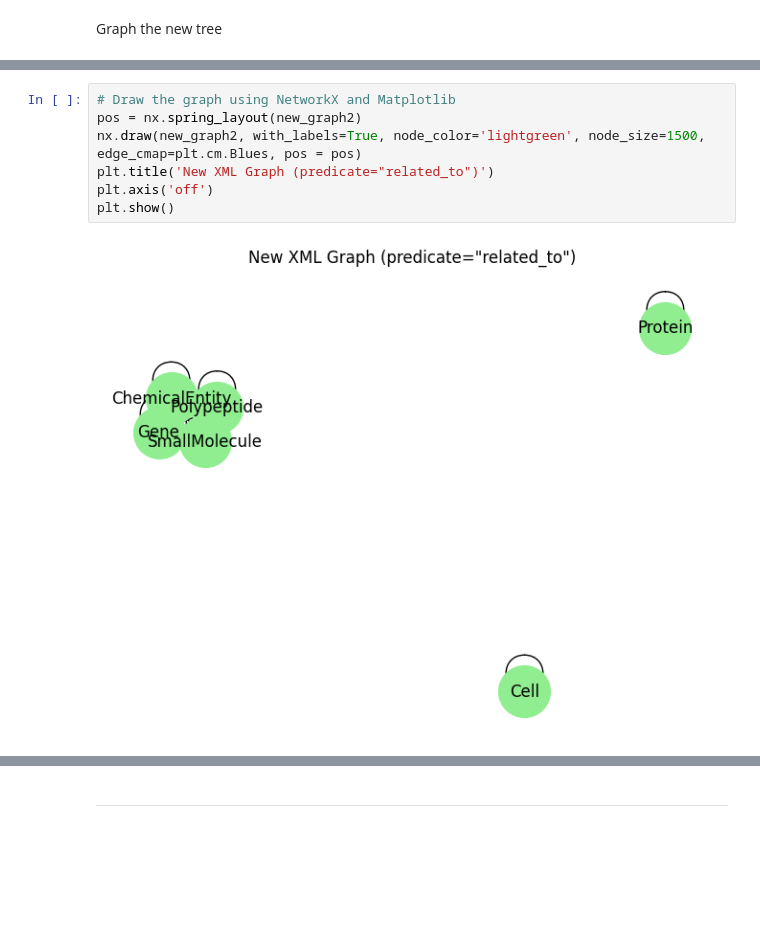
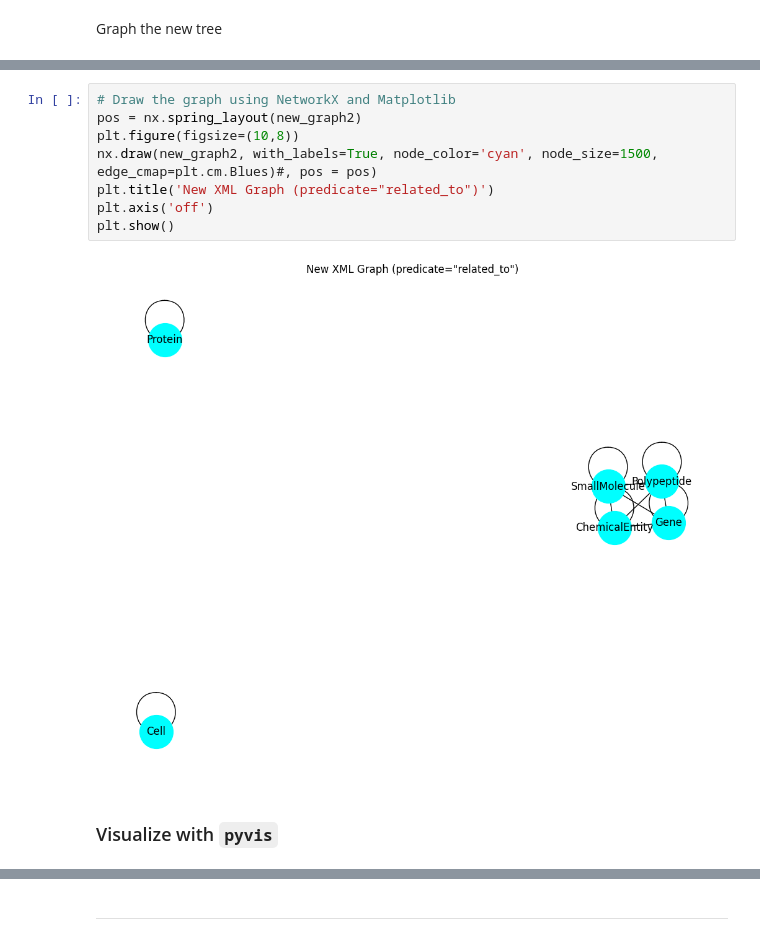
Before and after one commit to NikkiBytes/BioThings_Tutorial, a Jupyter notebook: notebooks/graph_building.ipynb, the cells around one changed output, grey strips where cells are left out. Cells and saved outputs as stored; diff of their text form; blank space fills up the shorter version.

```diff
--- a/notebooks/graph_building.ipynb
+++ b/notebooks/graph_building.ipynb
@@ -189,9 +199,12 @@ plt.show()
 # %%
 # Draw the graph using NetworkX and Matplotlib
 pos = nx.spring_layout(new_graph2)
-nx.draw(new_graph2, with_labels=True, node_color='lightgreen', node_size=1500, edge_cmap=plt.cm.Blues, pos = pos)
+plt.figure(figsize=(10,8))
+nx.draw(new_graph2, with_labels=True, node_color='cyan', node_size=1500, edge_cmap=plt.cm.Blues)#, pos = pos)
 plt.title('New XML Graph (predicate="related_to")')
 plt.axis('off')
 plt.show()
 # %% [output]
-[figure, old version]
+[figure, new version]
+# %% [markdown]
+### Visualize with `pyvis`
```
Also changed, not shown: parts of 42 cells of this notebook.
